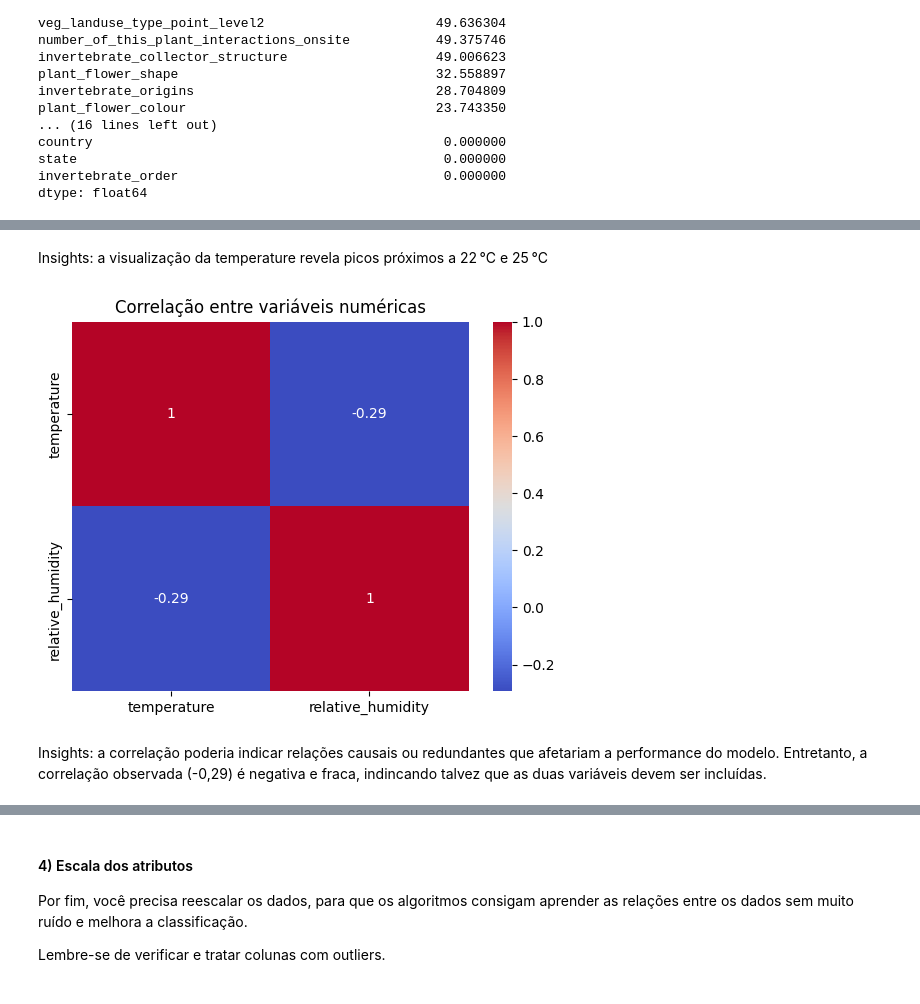
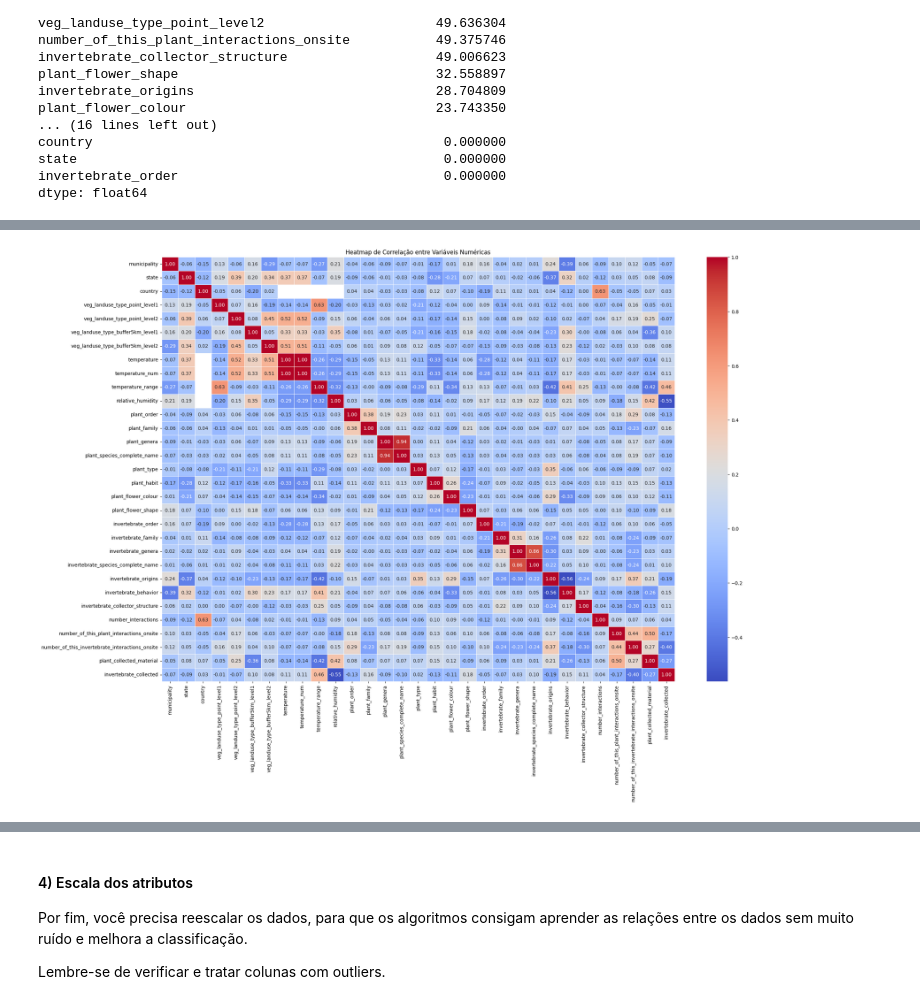
Before and after one commit to marcellsa/pucrs-trabalhos-academicos, a Jupyter notebook: 2025.2-machine-learning-i/projeto-machine-learning-1/notebooks/ML_Fase1.ipynb, the cells around one changed output, grey strips where cells are left out. Cells and saved outputs as stored; diff of their text form; code cells hidden in the pictures.

```diff
--- a/2025.2-machine-learning-i/projeto-machine-learning-1/notebooks/ML_Fase1.ipynb
+++ b/2025.2-machine-learning-i/projeto-machine-learning-1/notebooks/ML_Fase1.ipynb
@@ -343,5 +252,0 @@ df['plant_collected_material_cleaned'] = df['plant_collected_material'].replace(
-# %%
-# invertebrate_collected: agrupando categorias redundantes
-df['invertebrate_collected_cleaned'] = df['invertebrate_collected'].replace({
-    'whole': 'whole body'
-})
@@ -350,25 +253,3 @@ df['invertebrate_collected_cleaned'] = df['invertebrate_collected'].replace({
-# %%
-def tratar_coluna_intervalo(col):
-    def extrair_media(valor):
-        if pd.isnull(valor):
-            return np.nan
-        valor = str(valor)
-        if '-' in valor:
-            partes = valor.split('-')
-            try:
-                return (float(partes[0]) + float(partes[1])) / 2
-            except:
-                return np.nan
-        else:
-            try:
-                return float(valor)
-            except:
-                return np.nan
-
-    return df[col].apply(extrair_media)
-
-df['temperature'] = tratar_coluna_intervalo('temperature')
-df['relative_humidity'] = tratar_coluna_intervalo('relative_humidity')
 # %% [markdown]
 #### 2) Análise e escolha dos atributos
 
@@ -400,11 +271,14 @@ for col in colunas_numericas:
-# %% [markdown]
-Insights: a visualização da temperature revela picos próximos a 22 °C e 25 °C
 # %%
-# Heatmap de correlação
-sns.heatmap(df[colunas_numericas].corr(), annot=True, cmap='coolwarm')
-plt.title("Correlação entre variáveis numéricas")
+# Selecionando colunas numéricas
+colunas_numericas = df.select_dtypes(include=['int64', 'float64']).columns
+
+# Calculando a matriz de correlação
+correlacoes = df[colunas_numericas].corr()
+
+# Exibindo o heatmap
+plt.figure(figsize=(24, 16))
+sns.heatmap(correlacoes, annot=True, cmap='coolwarm', fmt=".2f", linewidths=0.5)
+plt.title("Heatmap de Correlação entre Variáveis Numéricas")
 plt.show()
 # %% [output]
-[figure, old version]
+[figure, new version]
-# %% [markdown]
-Insights: a correlação poderia indicar relações causais ou redundantes que afetariam a performance do modelo. Entretanto, a correlação observada (-0,29) é negativa e fraca, indincando talvez que as duas variáveis devem ser incluídas.
```
Also changed, not shown: parts of 46 cells of this notebook.
